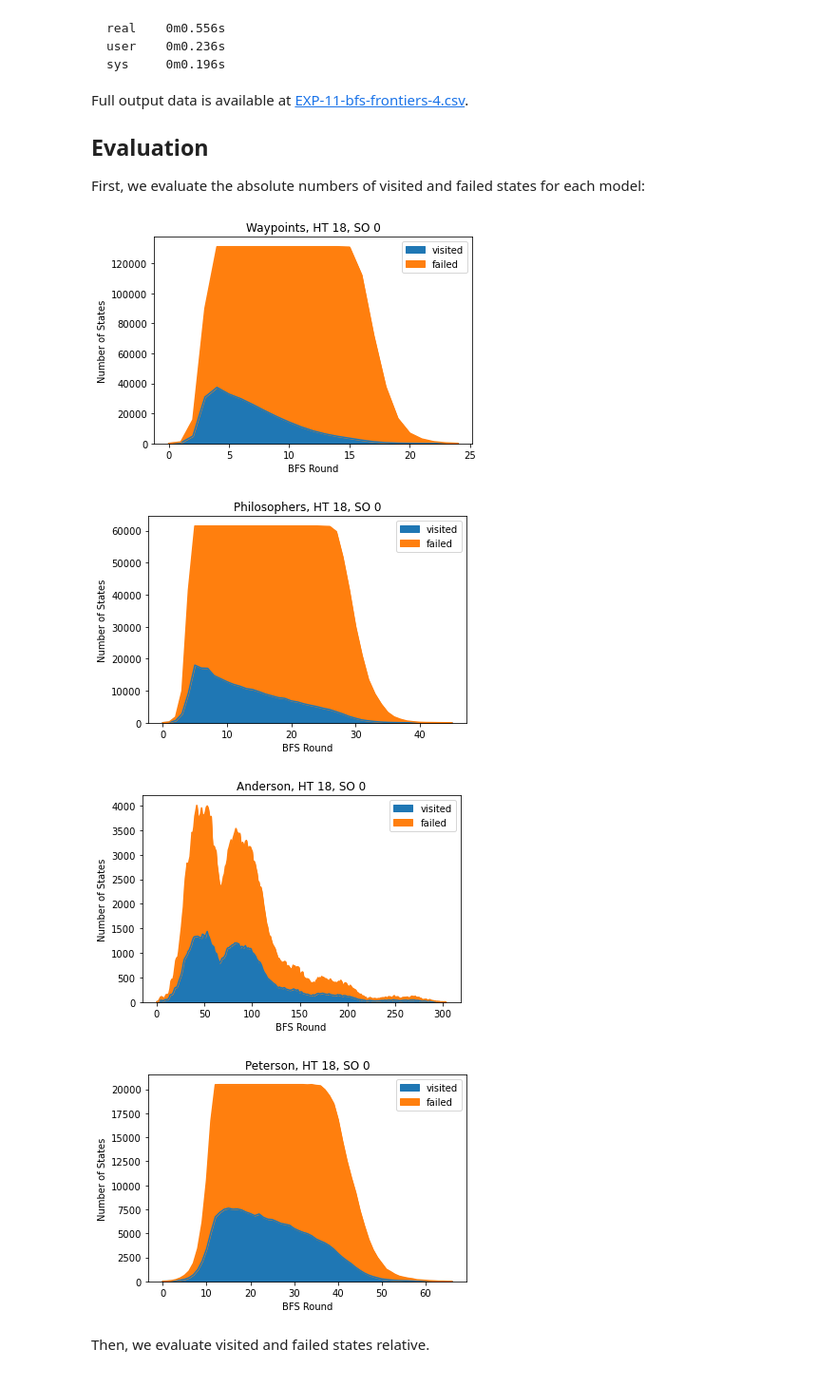
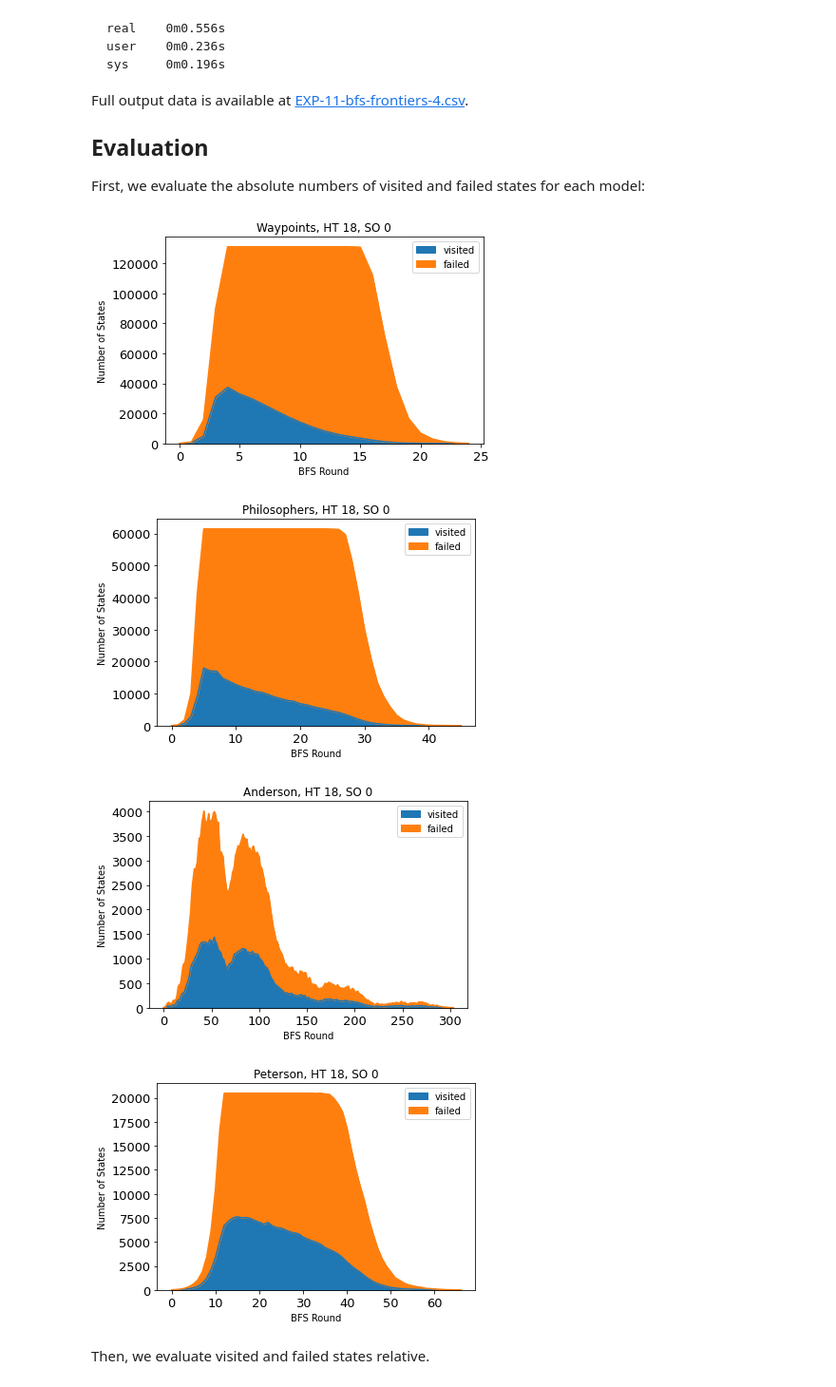
Before and after one commit to barnslig/bachelor-thesis, a Jupyter notebook: evaluation/EXP-11-bfs-frontiers.ipynb, the cells around one changed output. Shown at 95% size. Cells and saved outputs as stored; diff of their text form; code cells hidden in the pictures.

```diff
--- a/evaluation/EXP-11-bfs-frontiers.ipynb
+++ b/evaluation/EXP-11-bfs-frontiers.ipynb
@@ -88,18 +88,18 @@ e3 = pd.read_csv("data/EXP-11-bfs-frontiers-3.csv", skipinitialspace=True)
 e4 = pd.read_csv("data/EXP-11-bfs-frontiers-4.csv", skipinitialspace=True)
 # %%
 def plot_absolute(data, title, output_filename):
-    pp = data.plot(y=["visited", "failed"], kind="area", xlabel="BFS Round", ylabel="Number of States", title=title)
+    pp = data.plot(y=["visited", "failed"], kind="area", xlabel="BFS Round", ylabel="Number of States", title=title, fontsize=13)
     pp.get_figure().savefig(output_filename)
 
 plot_absolute(e1, "Waypoints, HT 18, SO 0", "output-assets/EXP-11-bfs-frontiers-1.pdf")
 plot_absolute(e2, "Philosophers, HT 18, SO 0", "output-assets/EXP-11-bfs-frontiers-2.pdf")
 plot_absolute(e3, "Anderson, HT 18, SO 0", "output-assets/EXP-11-bfs-frontiers-3.pdf")
 plot_absolute(e4, "Peterson, HT 18, SO 0", "output-assets/EXP-11-bfs-frontiers-4.pdf")
 # %% [output]
-[figure, old version]
+[figure, new version]
-[figure, old version]
+[figure, new version]
-[figure, old version]
+[figure, new version]
-[figure, old version]
+[figure, new version]
 # %% [markdown]
 Then, we evaluate visited and failed states relative.
 # %%
```
Also changed, not shown: parts of 1 cell of this notebook, 28 other files.
